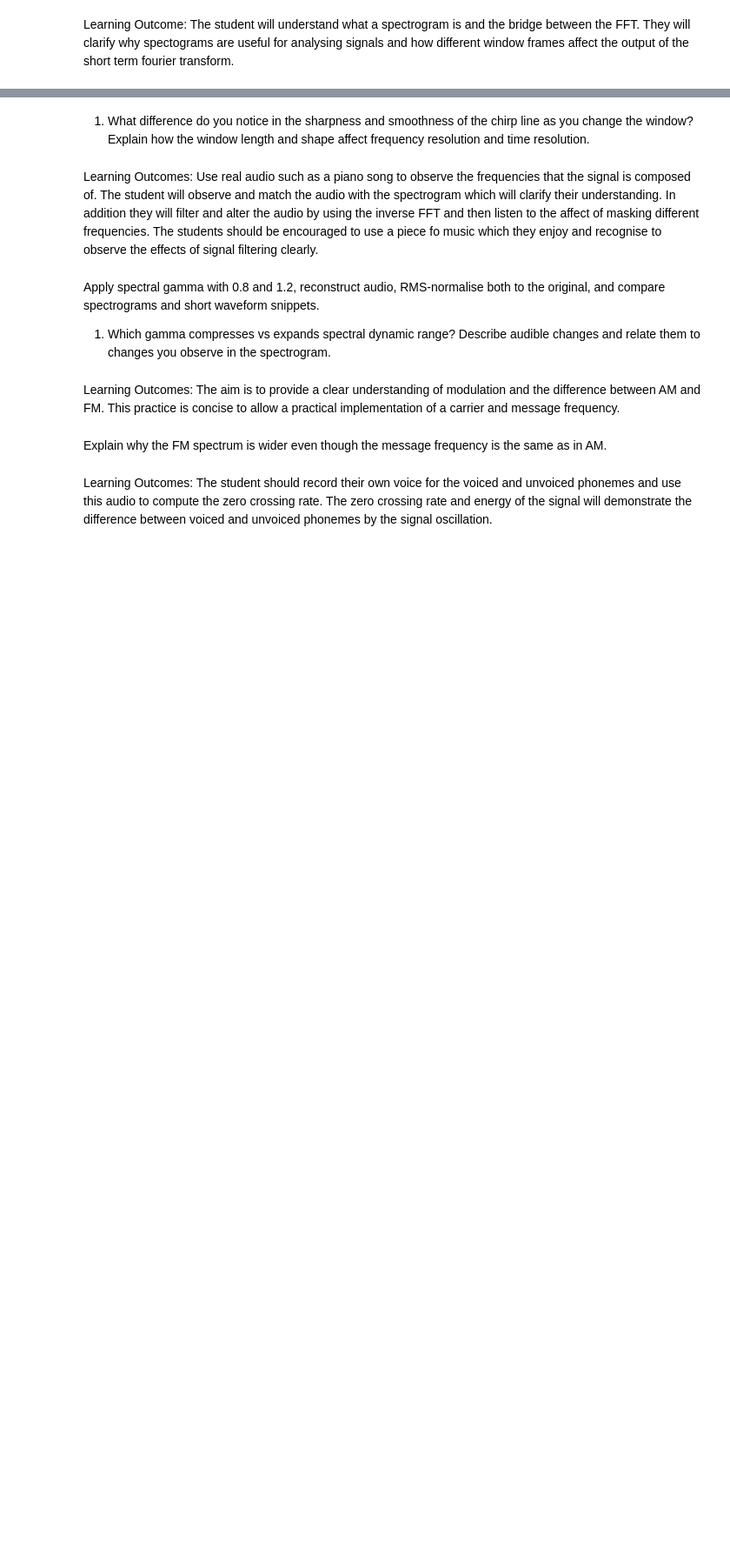
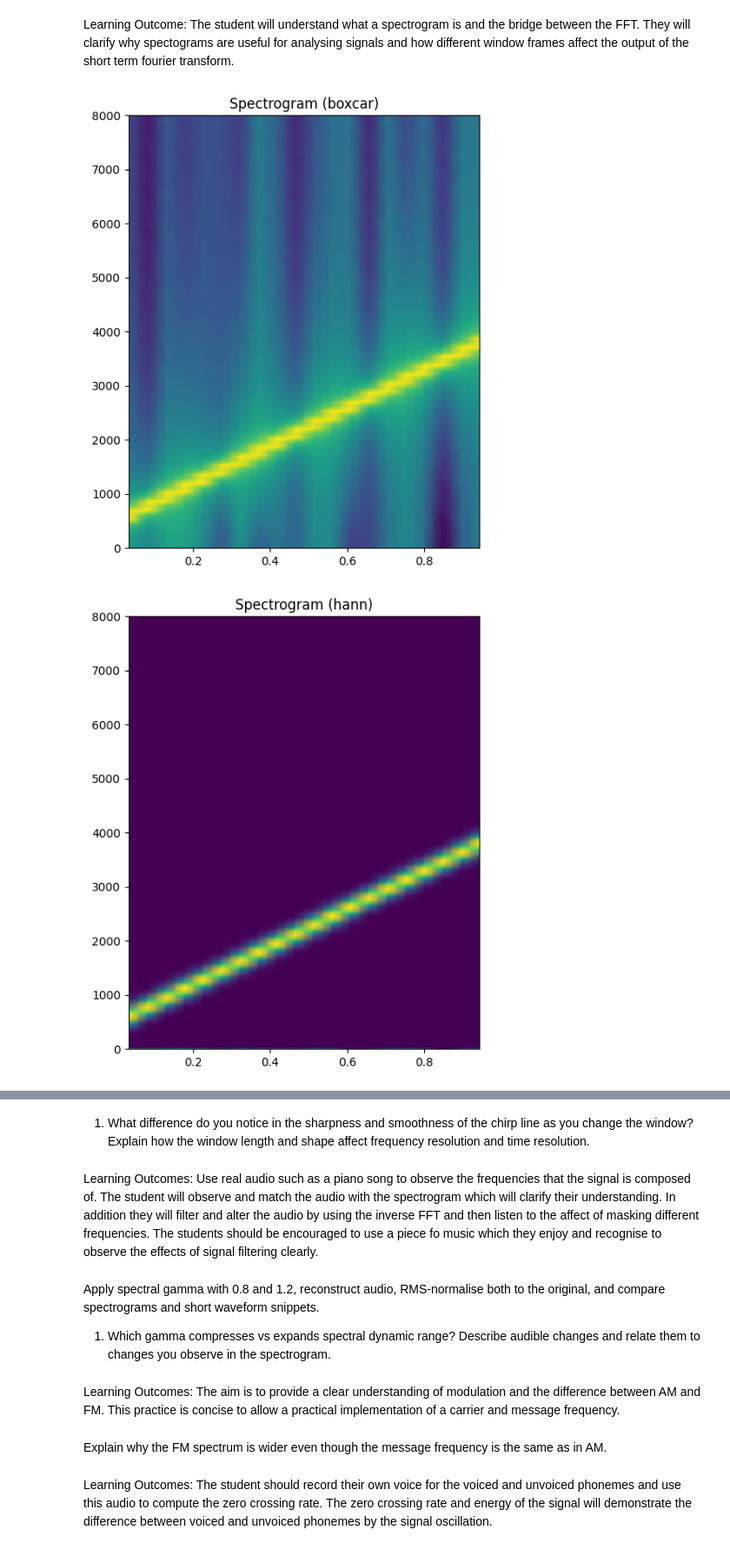
Before and after one commit to JoshClaassen02/DigitalSignalProcessing, a Jupyter notebook: Lab 2/lab2_boilercode.ipynb, the cells around one changed output, grey strips where cells are left out. Shown at 87% size. Cells and saved outputs as stored; diff of their text form; code cells hidden in the pictures; blank space fills up the shorter version.

```diff
--- a/Lab 2/lab2_boilercode.ipynb
+++ b/Lab 2/lab2_boilercode.ipynb
@@ -9,14 +9,42 @@ Learning Outcome: The student will understand what a spectrogram is and the brid
 # %%
 Fs = 16000
 dur = 1.0
 t = np.linspace(0, dur, int(Fs*dur))
-window_type = 'boxcar'
-#TODO create a linear chirp signal, starting at a particular frequncy and rising linearly
+#TODO create a linear chirp signal, starting at a particular frequency and rising linearly
 #500 -> 4000Hz (inclusive)
 x = signal.chirp(t, f0=500, f1=4000, t1=dur, method="linear")
 
 nperseg = 1024 #This is the number of samples
 noverlap = nperseg//4 #Represents the number overlap
 
-#TODO Try different window types and compute the spectogram
-#TODO Plot the spectogram with the different window types
+#TODO Try different window types and compute the spectrogram
+window_types = ['boxcar', 'hann', 'hamming','blackman']
+
+def compute_spectrogram(window_type):
+    f, tt, Sxx = signal.spectrogram(
+        x,
+        fs=Fs,
+        window=window_type,
+        nperseg=nperseg,
+        noverlap=noverlap
+    )
+    return f, tt, Sxx
+
+#TODO Plot the spectrogram with the different window types
+def plot_spectrogram(window_type):
+    fig = plt.figure(figsize=(5,6))
+    # compute spectogram
+    f, tt, Sxx = compute_spectrogram(window_type)
+    # convert to dB
+    Sxx_db = 10*np.log10(Sxx+1e-10)
+    # plot spectrogram
+    plt.pcolormesh(tt, f, Sxx_db, shading='gouraud')
+    plt.title(f"Spectrogram ({window_type})")
+    plt.tight_layout()
+    plt.show()
+
+for wt in window_types:
+    plot_spectrogram(wt)
+# %% [output]
+[figure, added]
+[figure, added]
```
Also changed, not shown: parts of 1 cell of this notebook.
